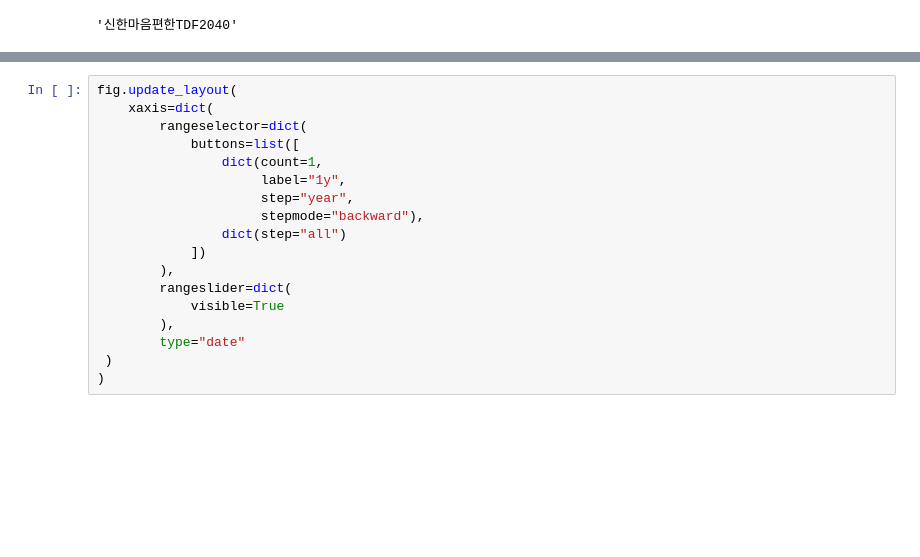
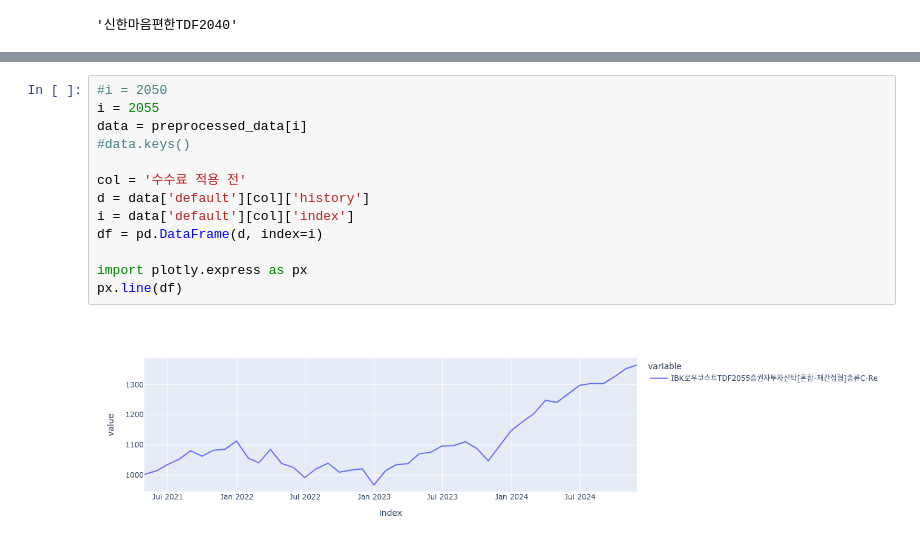
Before and after one commit to lbk209/fund, a Jupyter notebook: fund_labs.ipynb, the cells around one changed output, grey strips where cells are left out. Saved outputs shown, nothing was run; the diff lists cells and outputs as text; blank space fills up the shorter version.

```diff
--- a/fund_labs.ipynb
+++ b/fund_labs.ipynb
@@ -427,18 +253,15 @@ if __name__ == '__main__':
-# %%
-fig.update_layout(
-    xaxis=dict(
-        rangeselector=dict(
-            buttons=list([
-                dict(count=1,
-                     label="1y",
-                     step="year",
-                     stepmode="backward"),
-                dict(step="all")
-            ])
-        ),
-        rangeslider=dict(
-            visible=True
-        ),
-        type="date"
- )
-)
+# %%
+#i = 2050
+i = 2055
+data = preprocessed_data[i]
+#data.keys()
+
+col = '수수료 적용 전'
+d = data['default'][col]['history']
+i = data['default'][col]['index']
+df = pd.DataFrame(d, index=i)
+
+import plotly.express as px
+px.line(df)
+# %% [output]
+[figure, added]
```
Also changed, not shown: parts of 14 cells of this notebook, 1 other file.
